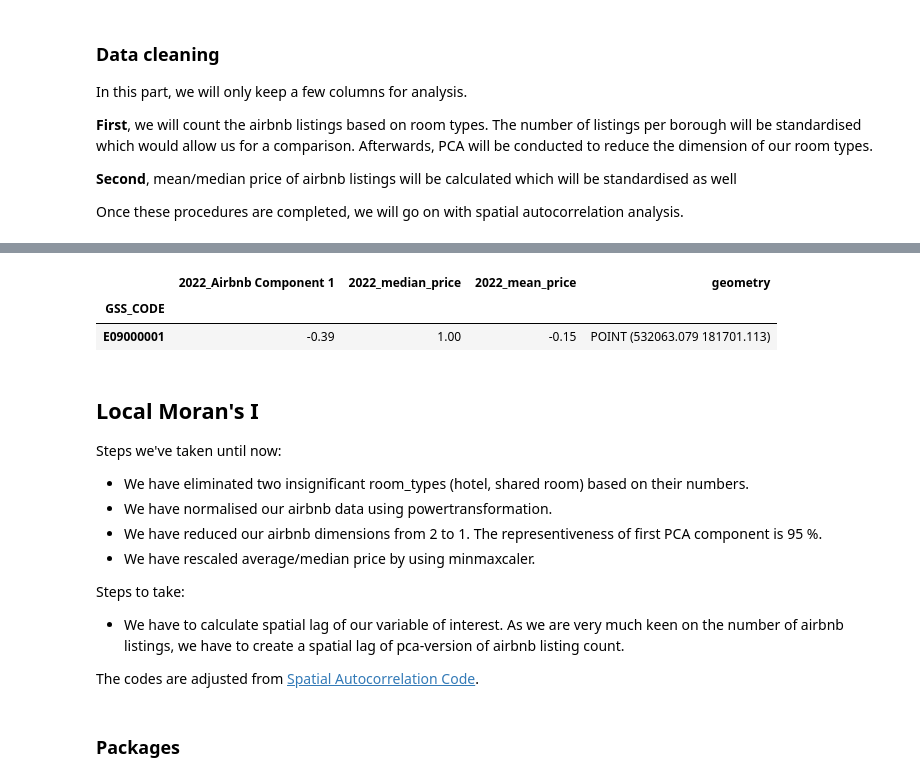
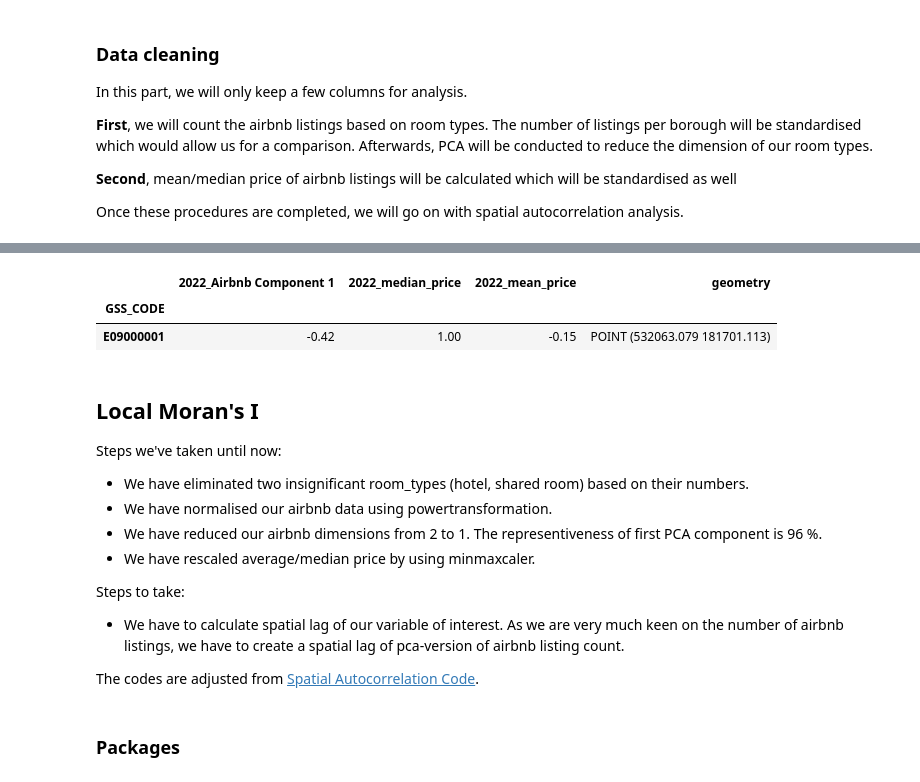
Before and after one commit to lordschmear/outline.fsds, a Jupyter notebook: Airbnb2022_Final.ipynb, the cells around one changed output, grey strips where cells are left out. Cells and saved outputs as stored; diff of their text form; code cells hidden in the pictures.

```diff
--- a/Airbnb2022_Final.ipynb
+++ b/Airbnb2022_Final.ipynb
@@ -854,7 +859,12 @@ gent1.head(n=1)
+# %%
+# drop repeated column
+gent2.drop(columns = ['NAME', 'GSS_CODE_x'], inplace =True)
+# %%
+gent2.rename(columns = {'GSS_CODE_y': 'GSS_CODE'}, inplace = True)
 # %%
 # Check room types
 
-pivot = gent1.groupby(['GSS_CODE','room_type']
+pivot = gent2.groupby(['GSS_CODE','room_type']
 
     # listing_url is an unique identifier and
     # that is why we count number of rooms based on it
@@ -952,7 +962,7 @@ airbnb_pca.head()
 # Add the airbnb_pca to the original gent1 file
 
 # merge the data based on GSS_CODE
-ldn_gss_idx = gent1.set_index('GSS_CODE')
+ldn_gss_idx = gent2.set_index('GSS_CODE')
 rs = pd.merge(ldn_gss_idx, airbnb_pca, left_index=True, right_index = True)
 len(rs)
 # %% [output]
@@ -971,42 +981,42 @@ rs.head(n=5)
 # %%
 # Create a new dataframe that contains
 # GSS_CODE, PCA component1, geometry of each listing
-new_gent = rs.reset_index().iloc[:, [0, -1, -7]].copy().set_index('GSS_CODE')
+new_gent = rs.reset_index().iloc[:, [0, -1, -10]].copy().set_index('GSS_CODE')
 
 
 # Append median price from cleaned listings grouped by GSS_CODE
 s1 = rs.groupby(by='GSS_CODE').price.agg('median')
 # rescale median price by using minmaxscaler
 new_gent['2022_median_price'] = pd.Series(np.squeeze(mms.fit_transform(s1.values.reshape(-1,1))), index=s1.index)
 
 # Append mean price from cleaned listings grouped by GSS_CODE
 s2 = rs.groupby(by='GSS_CODE').price.agg('mean')
 # rescale mean price by using minmaxscaler
 new_gent['2022_mean_price'] = pd.Series(np.squeeze(mms.fit_transform(s2.values.reshape(-1,1))), index=s2.index)
 
 new_gent.rename(columns = {'geometry_x': 'geometry'}, inplace = True)
 new_gent= new_gent[['2022_Airbnb Component 1', '2022_median_price',
                    '2022_mean_price', 'geometry']]
 
 new_gent.head(n=1)
 # cldf is a merged numeric data of census tract and airbnb data
 #s2 = cleaned.groupby(by='MSOA11CD').price.agg('mean')
 #cldf['mean_price'] = pd.Series(np.squeeze(mms.fit_transform(s2.values.reshape(-1,1))), index=s2.index)
 
 #cldf.drop(columns=['Subregion','Borough'], inplace=True)
 
 #cldf.head()
 # %% [output]
 |  | 2022_Airbnb Component 1 | 2022_median_price | 2022_mean_price | geometry |
 | GSS_CODE |  |  |  |  |
-| E09000001 | -0.39 | 1.00 | -0.15 | POINT (532063.079 181701.113) |
+| E09000001 | -0.42 | 1.00 | -0.15 | POINT (532063.079 181701.113) |
 # %% [markdown]
 ## Local Moran's I
 
 Steps we've taken until now:
 - We have eliminated two insignificant room_types (hotel, shared room) based on their numbers.
 - We have normalised our airbnb data using powertransformation.
-- We have reduced our airbnb dimensions from 2 to 1. The representiveness of first PCA component is 95 %.
+- We have reduced our airbnb dimensions from 2 to 1. The representiveness of first PCA component is 96 %.
 - We have rescaled average/median price by using minmaxcaler.
 
 Steps to take:
```
Also changed, not shown: parts of 25 cells of this notebook.
